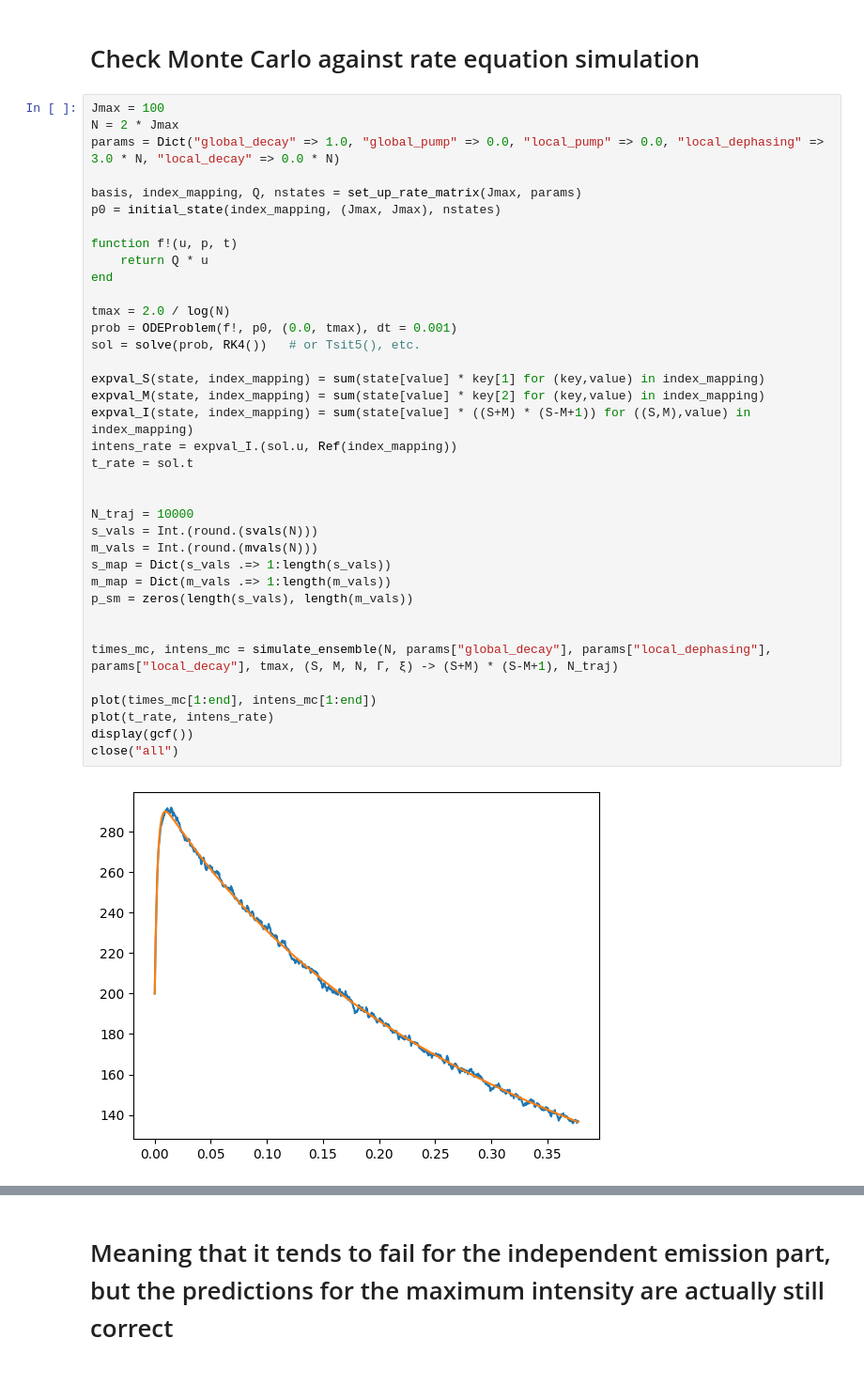
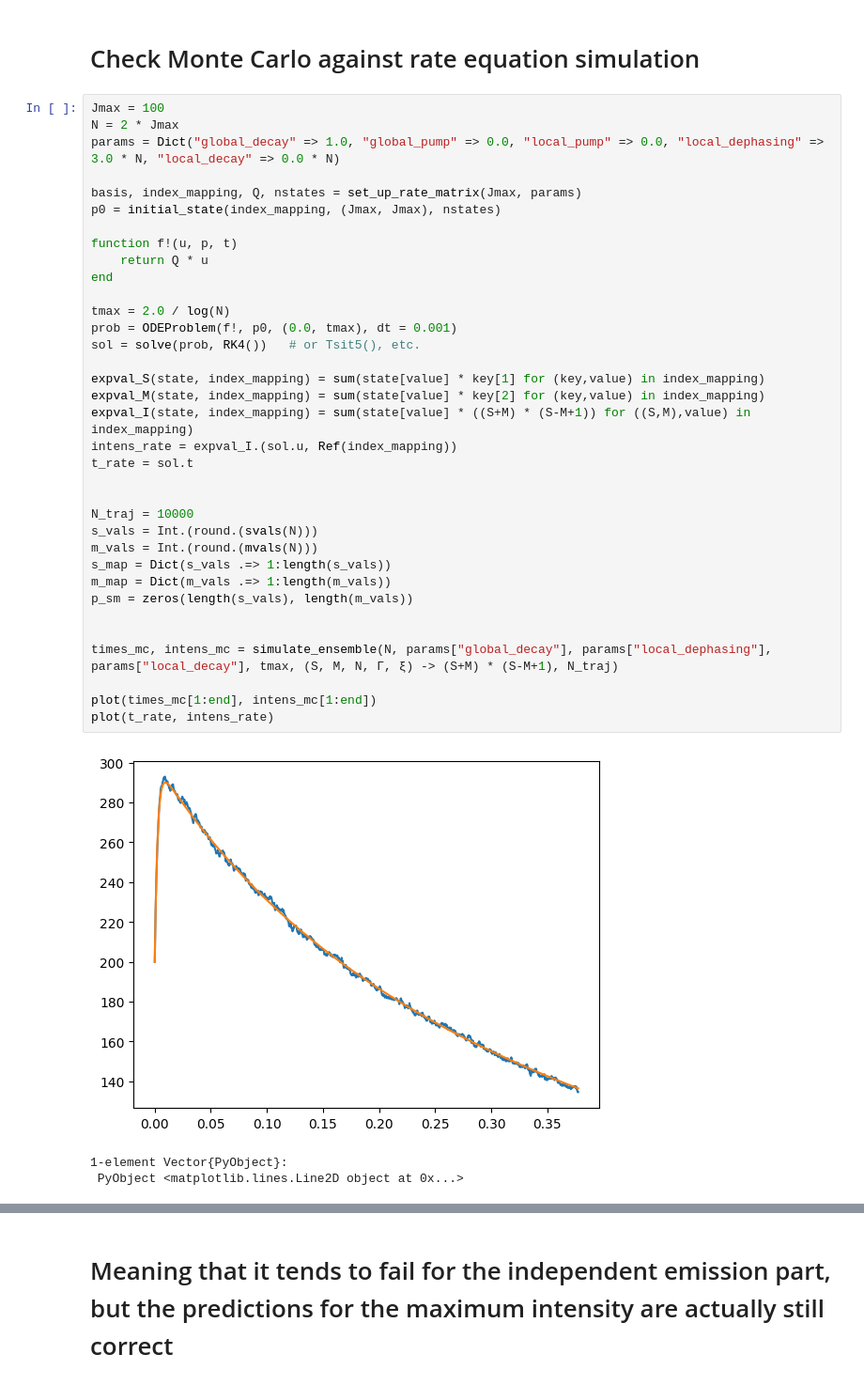
Before and after one commit to Nico0oblr/SuperradianceMolecules, a Jupyter notebook: code/DephasingEmissionRateEquations.ipynb, the cells around one changed output, grey strips where cells are left out. Shown at 94% size. Cells and saved outputs as stored; diff of their text form.

```diff
--- a/code/DephasingEmissionRateEquations.ipynb
+++ b/code/DephasingEmissionRateEquations.ipynb
@@ -149,33 +149,33 @@ basis, index_mapping, Q, nstates = set_up_rate_matrix(Jmax, params)
 p0 = initial_state(index_mapping, (Jmax, Jmax), nstates)
 
 function f!(u, p, t)
     return Q * u
 end
 
 tmax = 2.0 / log(N)
 prob = ODEProblem(f!, p0, (0.0, tmax), dt = 0.001)
 sol = solve(prob, RK4())   # or Tsit5(), etc.
 
 expval_S(state, index_mapping) = sum(state[value] * key[1] for (key,value) in index_mapping)
 expval_M(state, index_mapping) = sum(state[value] * key[2] for (key,value) in index_mapping)
 expval_I(state, index_mapping) = sum(state[value] * ((S+M) * (S-M+1)) for ((S,M),value) in index_mapping)
 intens_rate = expval_I.(sol.u, Ref(index_mapping))
 t_rate = sol.t
 
 
 N_traj = 10000
 s_vals = Int.(round.(svals(N)))
 m_vals = Int.(round.(mvals(N)))
 s_map = Dict(s_vals .=> 1:length(s_vals))
 m_map = Dict(m_vals .=> 1:length(m_vals))
 p_sm = zeros(length(s_vals), length(m_vals))
 
 
 times_mc, intens_mc = simulate_ensemble(N, params["global_decay"], params["local_dephasing"], params["local_decay"], tmax, (S, M, N, Γ, ξ) -> (S+M) * (S-M+1), N_traj)
 
 plot(times_mc[1:end], intens_mc[1:end])
 plot(t_rate, intens_rate)
-display(gcf())
-close("all")
 # %% [output]
-[figure, old version]
+[figure, new version]
+1-element Vector{PyObject}:
+ PyObject <matplotlib.lines.Line2D object at 0x...>
```
Also changed, not shown: parts of 21 cells of this notebook, 2 other files.
